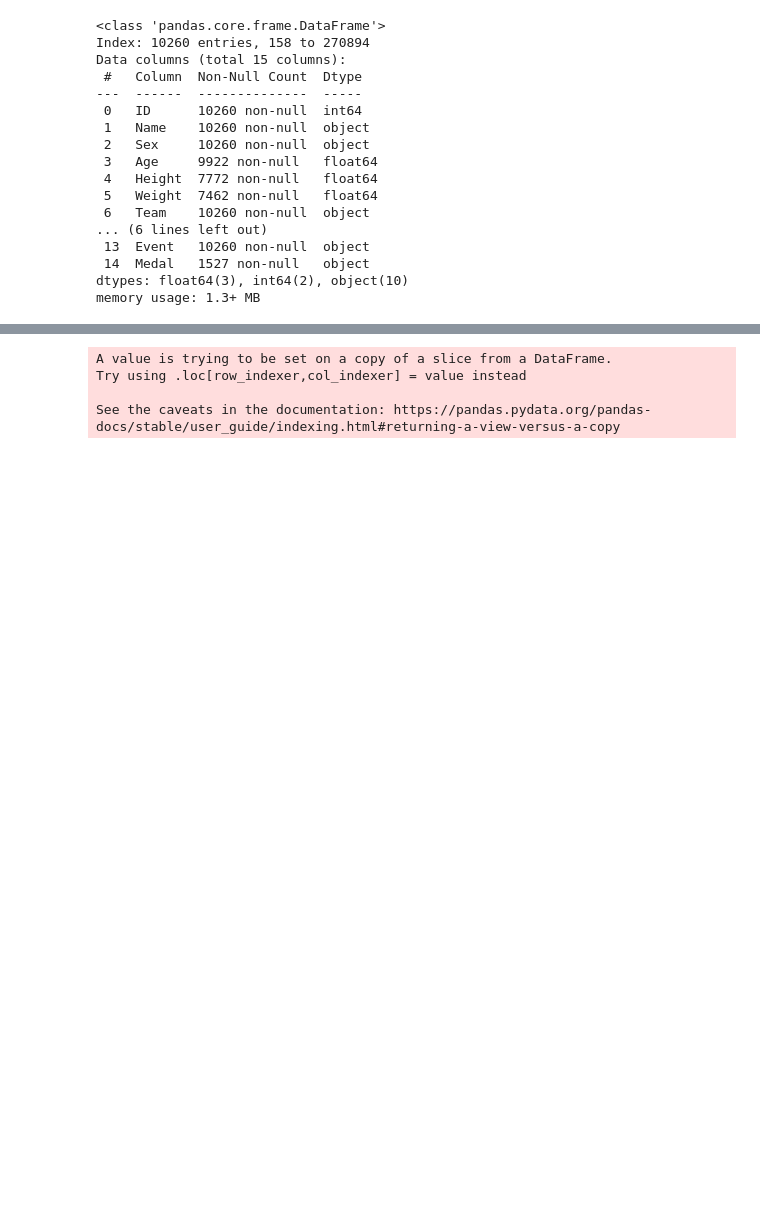
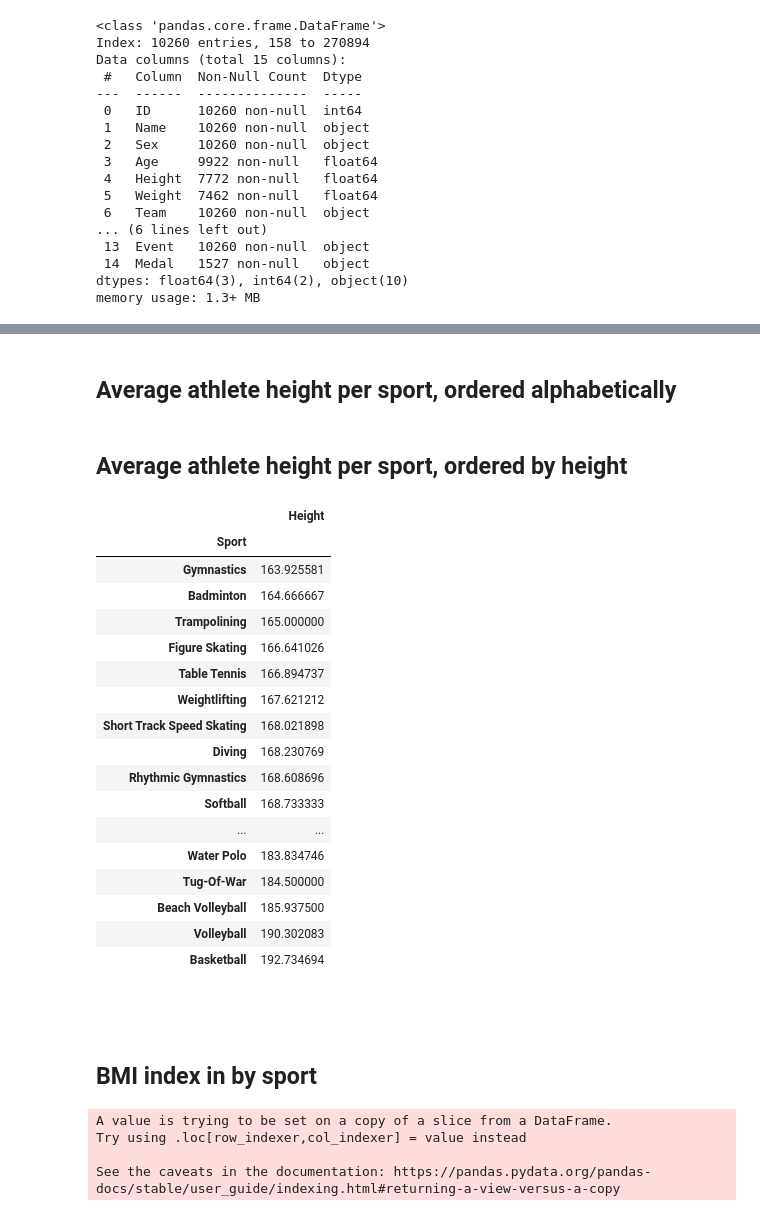
Before and after one commit to TobiasEnglund/Projekt-OS-Italien, a Jupyter notebook: Uppgift_1.ipynb, the cells around one changed output, grey strips where cells are left out. Saved outputs shown, nothing was run; the diff lists cells and outputs as text; code cells hidden in the pictures; blank space fills up the shorter version.

```diff
--- a/Uppgift_1.ipynb
+++ b/Uppgift_1.ipynb
@@ -284,3 +250,5 @@ italy_events.head(5)
 | 198 | 92 | 207f8f997895f35185acbd1e26fab5176... | M | 21.0 | 180.0 | 73.0 | Italy | ITA | 2008 Summer | 2008 | Summer | ... |
 | 214 | 103 | 5a52f67df03607d3096242e2779913d91... | M | 25.0 | NaN | NaN | Italy | ITA | 1936 Summer | 1936 | Summer | ... |
 | 218 | 106 | e54ebcdcbc9a487cea464c1def380df0d... | M | 22.0 | 188.0 | 96.0 | Italy | ITA | 1988 Summer | 1988 | Summer | ... |
+# %% [markdown]
+## Average athlete height per sport, ordered alphabetically
@@ -287,3 +277,51 @@ italy_events.head(5)
+# %% [markdown]
+## Average athlete height per sport, ordered by height
+# %%
+sport_heights_mean.sort_values(by="Height", inplace=True)
+
+fig = px.bar(
+    sport_heights_mean,
+    x=sport_heights_mean.index,
+    y="Height",
+    title="Average athlete height per sport",
+    template="simple_white",
+)
+
+fig.update_layout(
+    xaxis = dict(
+        tickangle=-45
+    ),
+    yaxis = dict(
+        range = [150, 193]
+    )
+)
+
+fig.show()
+# %%
+sport_heights_mean
+# %% [output]
+|  | Height |
+| Sport |  |
+| Gymnastics | 163.925581 |
+| Badminton | 164.666667 |
+| Trampolining | 165.000000 |
+| Figure Skating | 166.641026 |
+| Table Tennis | 166.894737 |
+| Weightlifting | 167.621212 |
+| Short Track Speed Skating | 168.021898 |
+| Diving | 168.230769 |
+| Rhythmic Gymnastics | 168.608696 |
+| Softball | 168.733333 |
+| ... | ... |
+| Water Polo | 183.834746 |
+| Tug-Of-War | 184.500000 |
+| Beach Volleyball | 185.937500 |
+| Volleyball | 190.302083 |
+| Basketball | 192.734694 |
+# %% [markdown]
+##
+# %% [markdown]
+## BMI index in by sport
 # %%
 # BMI = kg/((height/100)**2)
 # Normal BMI: 18.5 to 24.9
```
Also changed, not shown: parts of 25 cells of this notebook.
